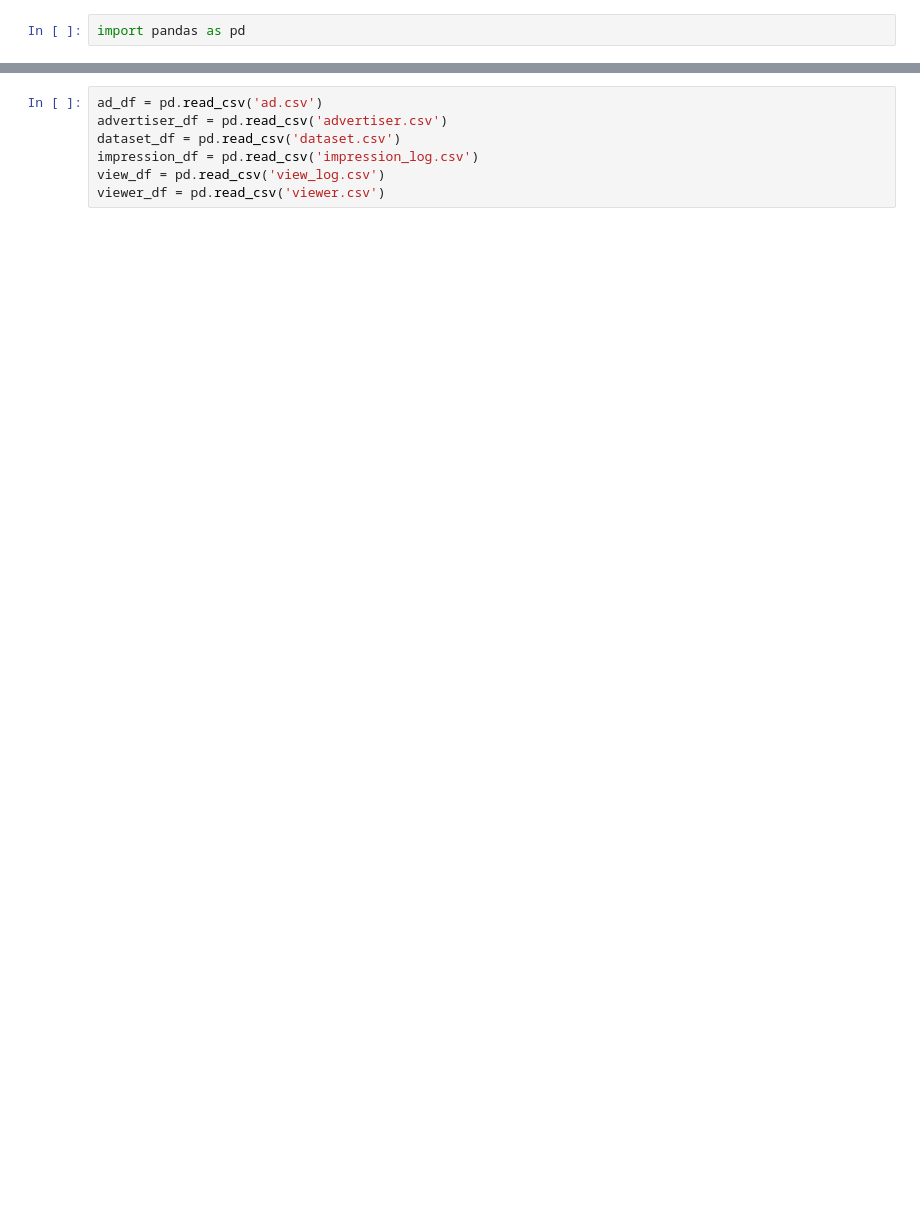
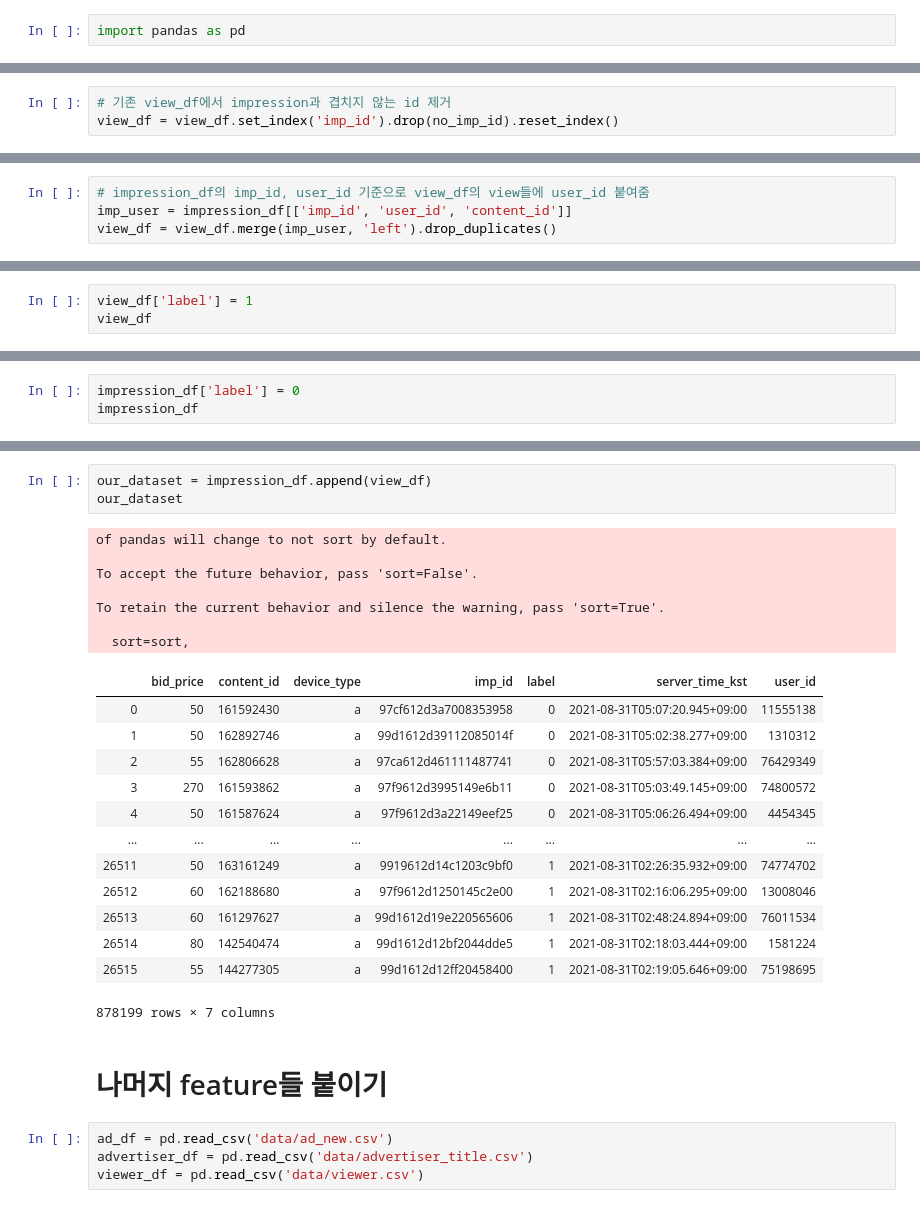
Before and after one commit to taeyang1224/Final_Project, a Jupyter notebook: 0.processing_code/merge_data.ipynb, the cells around one changed output, grey strips where cells are left out. Cells and saved outputs as stored; diff of their text form; blank space fills up the shorter version.

Commit message:
feat: merge our datas into 1 file

```diff
--- a/0.processing_code/merge_data.ipynb
+++ b/0.processing_code/merge_data.ipynb
@@ -22,0 +46,3 @@ ls
+# %%
+# 기존 view_df에서 impression과 겹치지 않는 id 제거
+view_df = view_df.set_index('imp_id').drop(no_imp_id).reset_index()
@@ -22,0 +65,4 @@ ls
+# %%
+# impression_df의 imp_id, user_id 기준으로 view_df의 view들에 user_id 붙여줌
+imp_user = impression_df[['imp_id', 'user_id', 'content_id']]
+view_df = view_df.merge(imp_user, 'left').drop_duplicates()
@@ -22,0 +73,3 @@ ls
+# %%
+view_df['label'] = 1
+view_df
@@ -22,0 +90,3 @@ ls
+# %%
+impression_df['label'] = 0
+impression_df
@@ -23,7 +107,30 @@ ls
+# %%
+our_dataset = impression_df.append(view_df)
+our_dataset
+# %% [output]
+of pandas will change to not sort by default.
+
+To accept the future behavior, pass 'sort=False'.
+
+To retain the current behavior and silence the warning, pass 'sort=True'.
+
+  sort=sort,
+|  | bid_price | content_id | device_type | imp_id | label | server_time_kst | user_id |
+| 0 | 50 | 161592430 | a | 97cf612d3a7008353958 | 0 | 2021-08-31T05:07:20.945+09:00 | 11555138 |
+| 1 | 50 | 162892746 | a | 99d1612d39112085014f | 0 | 2021-08-31T05:02:38.277+09:00 | 1310312 |
+| 2 | 55 | 162806628 | a | 97ca612d461111487741 | 0 | 2021-08-31T05:57:03.384+09:00 | 76429349 |
+| 3 | 270 | 161593862 | a | 97f9612d3995149e6b11 | 0 | 2021-08-31T05:03:49.145+09:00 | 74800572 |
+| 4 | 50 | 161587624 | a | 97f9612d3a22149eef25 | 0 | 2021-08-31T05:06:26.494+09:00 | 4454345 |
+| ... | ... | ... | ... | ... | ... | ... | ... |
+| 26511 | 50 | 163161249 | a | 9919612d14c1203c9bf0 | 1 | 2021-08-31T02:26:35.932+09:00 | 74774702 |
+| 26512 | 60 | 162188680 | a | 97f9612d1250145c2e00 | 1 | 2021-08-31T02:16:06.295+09:00 | 13008046 |
+| 26513 | 60 | 161297627 | a | 99d1612d19e220565606 | 1 | 2021-08-31T02:48:24.894+09:00 | 76011534 |
+| 26514 | 80 | 142540474 | a | 99d1612d12bf2044dde5 | 1 | 2021-08-31T02:18:03.444+09:00 | 1581224 |
+| 26515 | 55 | 144277305 | a | 99d1612d12ff20458400 | 1 | 2021-08-31T02:19:05.646+09:00 | 75198695 |
+878199 rows × 7 columns
+# %% [markdown]
+# 나머지 feature들 붙이기
 # %%
-ad_df = pd.read_csv('ad.csv')
-advertiser_df = pd.read_csv('advertiser.csv')
-dataset_df = pd.read_csv('dataset.csv')
-impression_df = pd.read_csv('impression_log.csv')
-view_df = pd.read_csv('view_log.csv')
-viewer_df = pd.read_csv('viewer.csv')
+ad_df = pd.read_csv('data/ad_new.csv')
+advertiser_df = pd.read_csv('data/advertiser_title.csv')
+viewer_df = pd.read_csv('data/viewer.csv')
```
Also changed, not shown: parts of 52 cells of this notebook.
